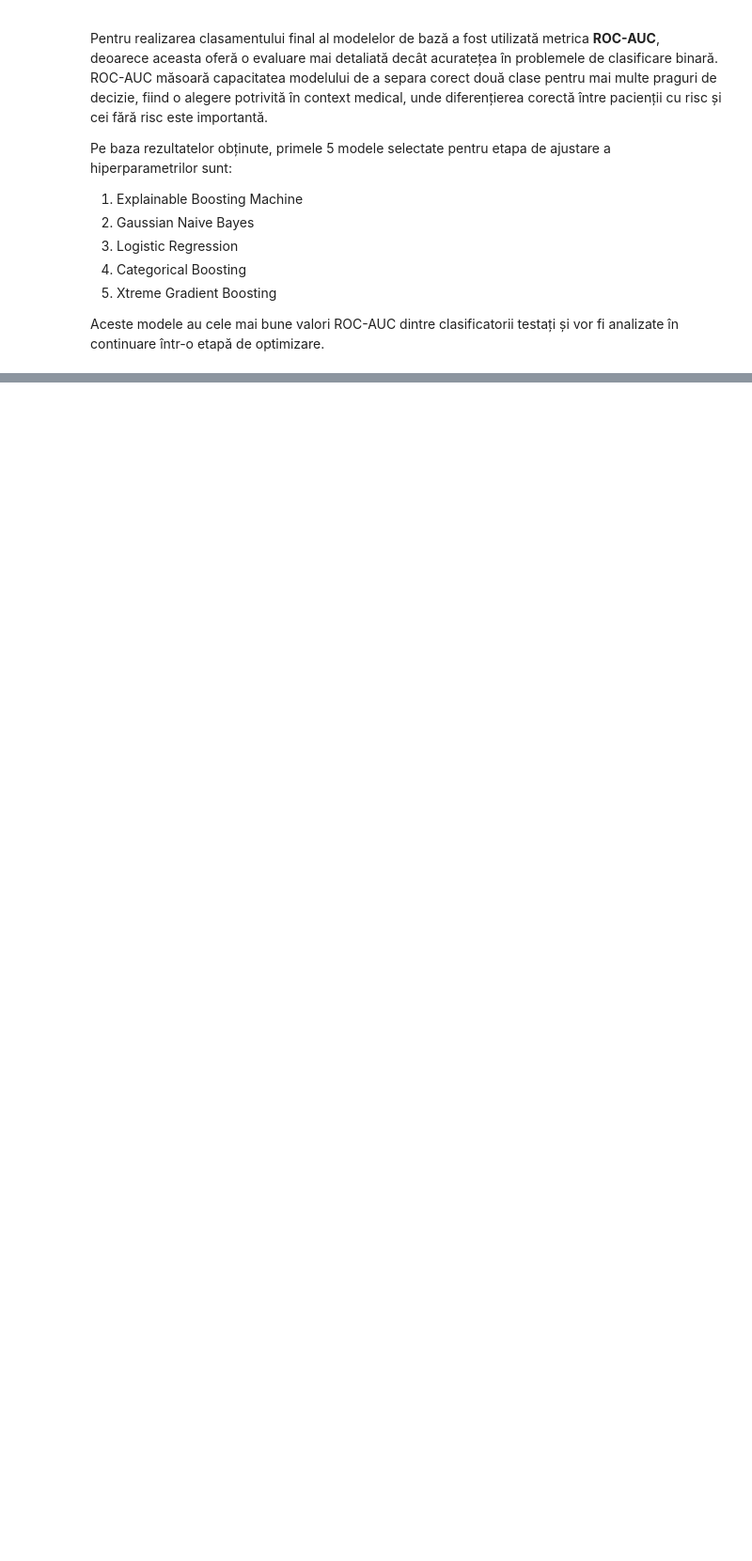
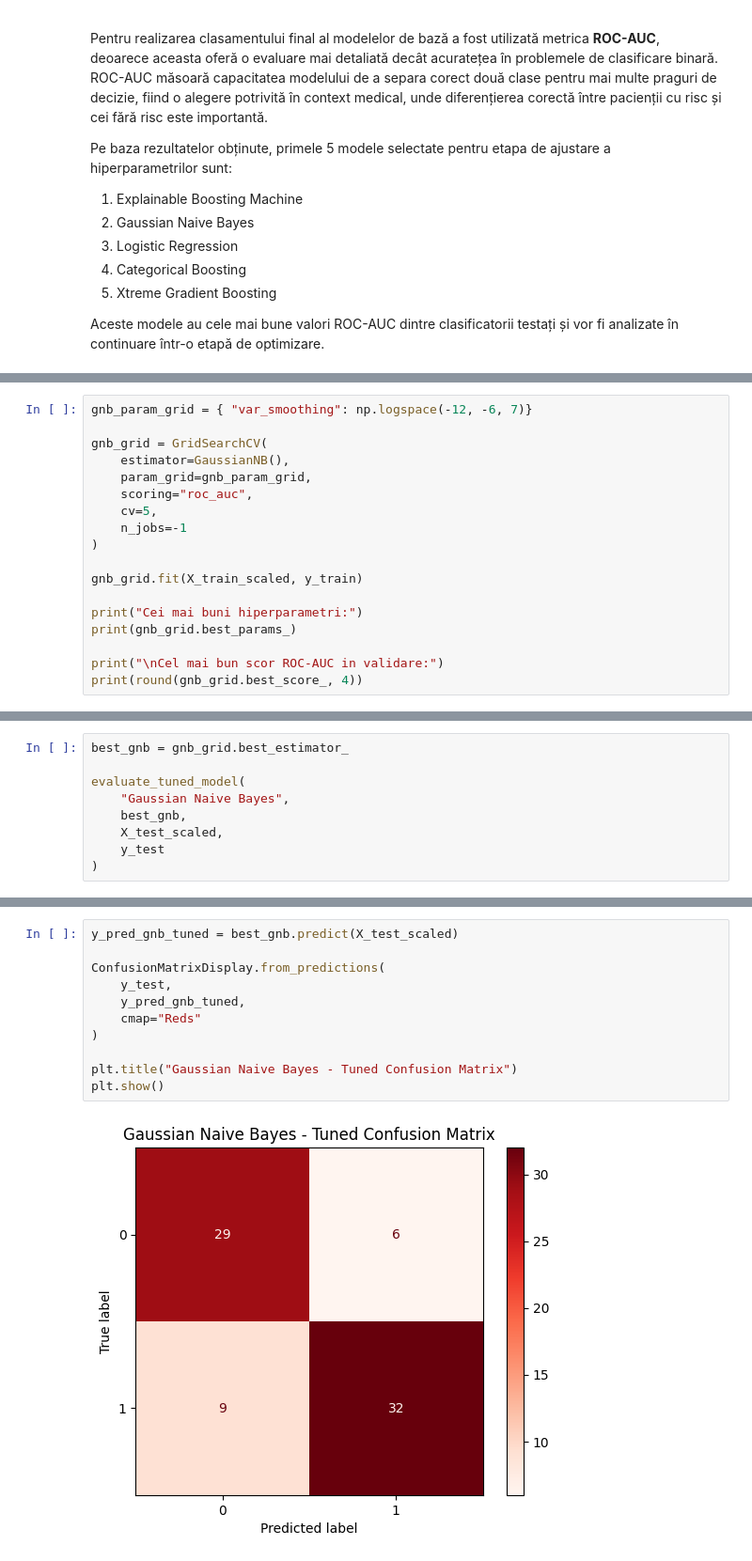
Before and after one commit to Technical-University-of-Cluj-Napoca/proiect-ml-denisa1-2, a Jupyter notebook: notebooks/classification_heart.ipynb, the cells around one changed output, grey strips where cells are left out. Shown at 94% size. Cells and saved outputs as stored; diff of their text form; blank space fills up the shorter version.

```diff
--- a/notebooks/classification_heart.ipynb
+++ b/notebooks/classification_heart.ipynb
@@ -779,0 +876,18 @@ Aceste modele au cele mai bune valori ROC-AUC dintre clasificatorii testați și
+# %%
+gnb_param_grid = { "var_smoothing": np.logspace(-12, -6, 7)}
+
+gnb_grid = GridSearchCV(
+    estimator=GaussianNB(),
+    param_grid=gnb_param_grid,
+    scoring="roc_auc",
+    cv=5,
+    n_jobs=-1
+)
+
+gnb_grid.fit(X_train_scaled, y_train)
+
+print("Cei mai buni hiperparametri:")
+print(gnb_grid.best_params_)
+
+print("\nCel mai bun scor ROC-AUC in validare:")
+print(round(gnb_grid.best_score_, 4))
@@ -779,0 +900,9 @@ Aceste modele au cele mai bune valori ROC-AUC dintre clasificatorii testați și
+# %%
+best_gnb = gnb_grid.best_estimator_
+
+evaluate_tuned_model(
+    "Gaussian Naive Bayes",
+    best_gnb,
+    X_test_scaled,
+    y_test
+)
@@ -779,0 +912,13 @@ Aceste modele au cele mai bune valori ROC-AUC dintre clasificatorii testați și
+# %%
+y_pred_gnb_tuned = best_gnb.predict(X_test_scaled)
+
+ConfusionMatrixDisplay.from_predictions(
+    y_test,
+    y_pred_gnb_tuned,
+    cmap="Reds"
+)
+
+plt.title("Gaussian Naive Bayes - Tuned Confusion Matrix")
+plt.show()
+# %% [output]
+[figure, added]
```
Also changed, not shown: parts of 80 cells of this notebook, 17 other files.
